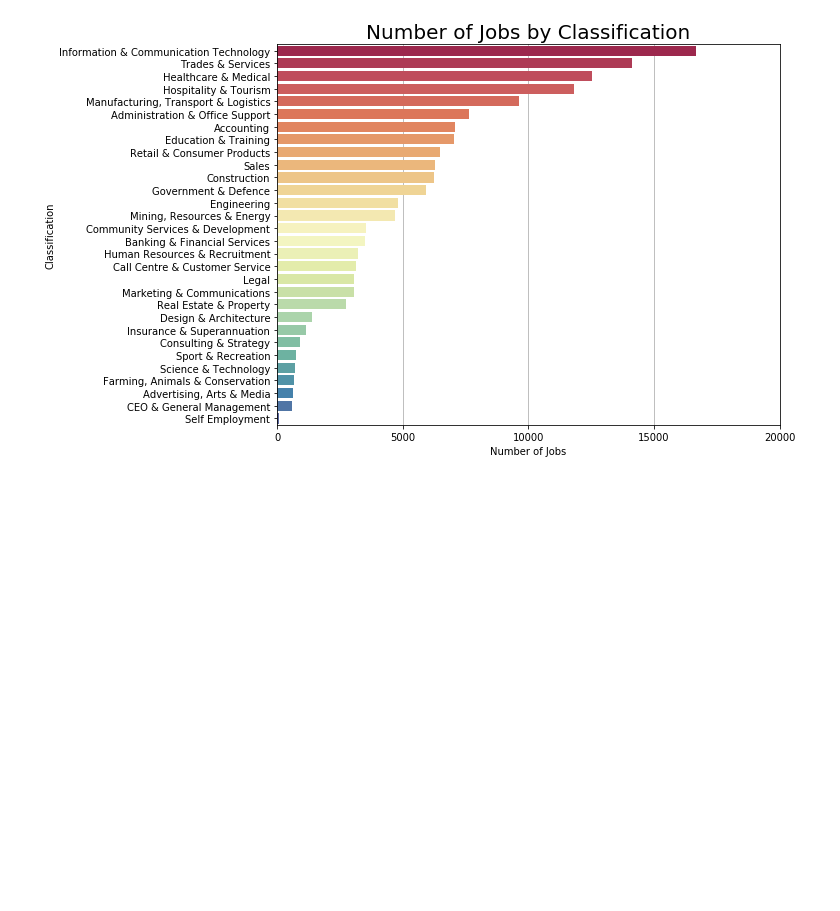
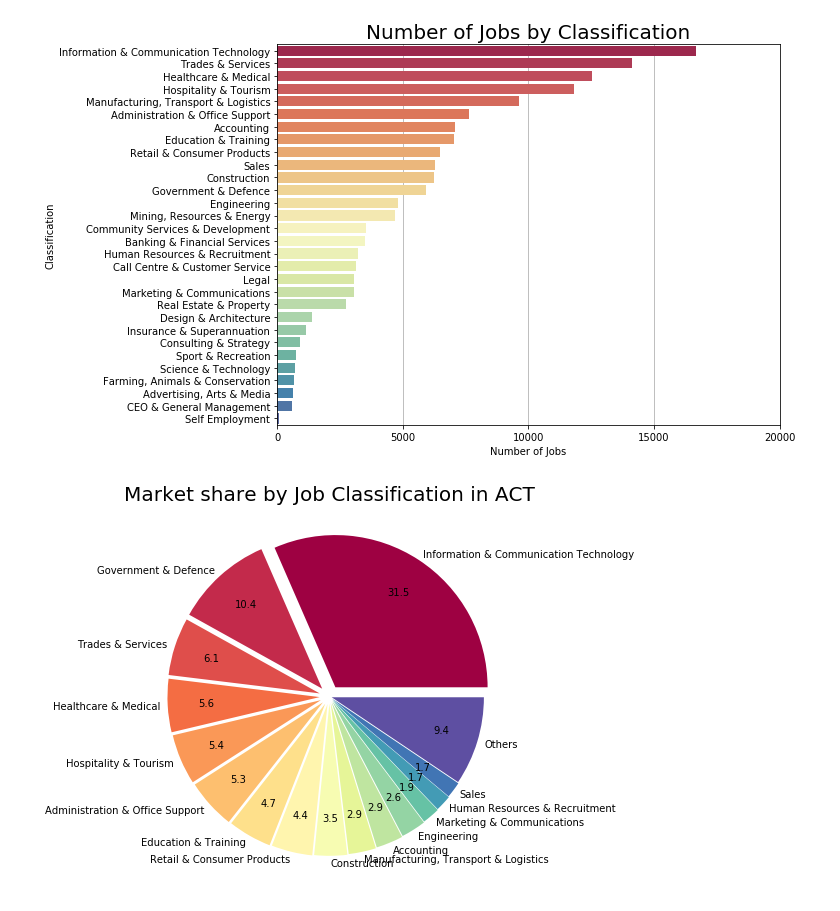
Before and after one commit to muriloOliveira7/7030ICTAssignmentPart1, a Jupyter notebook: job_market.ipynb, the cells around one changed output. Cells and saved outputs as stored; diff of their text form; code cells hidden in the pictures; blank space fills up the shorter version.

Commit message:
Update job_market.ipynb
Add pie chart for classifications for ACT - task 2.4

```diff
--- a/job_market.ipynb
+++ b/job_market.ipynb
@@ -334,0 +333,45 @@ plt.show()
+# %%
+# Task 4
+# Choose your favorite location. Visualize the market share of that location in pie chart.
+
+# Filter the DataFrame to only select jobs from ACT
+df_loc_jobclass = df3.loc[df3['Location'] == "ACT"]
+
+# Group the data by Classification
+df_loc_jobclass = df_loc_jobclass.groupby("Classification").count()
+
+# Set up the data to plot and order it
+df_loc_jobclass['Count'] = df_loc_jobclass["Id"]
+df_loc_jobclass['Label'] = df_loc_jobclass.index
+df_loc_jobclass = df_loc_jobclass.sort_values(by=['Count'], ascending = False)
+
+# Get the top 15 JobTypes
+df_plot = df_loc_jobclass[:15].copy()
+
+# Sum the remaing JobTypes and add them as a new row to the DataFrame
+new_row = pd.DataFrame(data = {
+    'Label' : "Others",
+    'Count' : [df_loc_jobclass['Count'][15:].sum()]
+})
+new_row.index = new_row['Label']
+df_plot = pd.concat([df_plot, new_row])
+
+# Set up the canvas
+plt.figure(figsize=(12,7))
+ax1 = plt.subplot(111, aspect='equal')
+
+# Make a pleasing explode effect
+explode = np.arange(17, 1, -1) ** .7 * 0.01
+
+# Plot the pie chart,
+df_plot.plot.pie(y='Count', autopct='%1.1f', pctdistance=0.75, ax=ax1, startangle=0,
+                     cmap='Spectral', legend=False, explode=explode, labeldistance=1.05)
+
+# Draw the labels
+plt.title('Market share by Job Classification in ACT', {'fontsize': '20' })
+plt.xlabel('')
+plt.ylabel('')
+
+plt.show()
+# %% [output]
+[figure, added]
```
Also changed, not shown: parts of 1 cell of this notebook.
